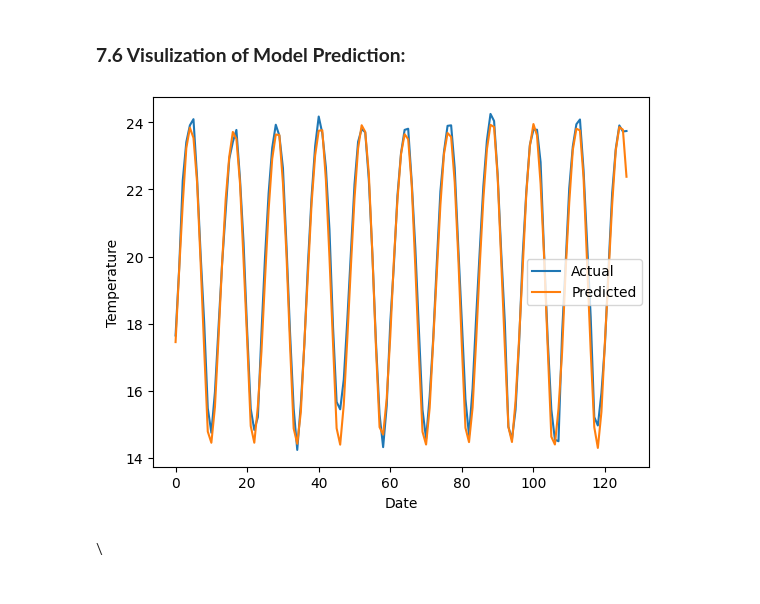
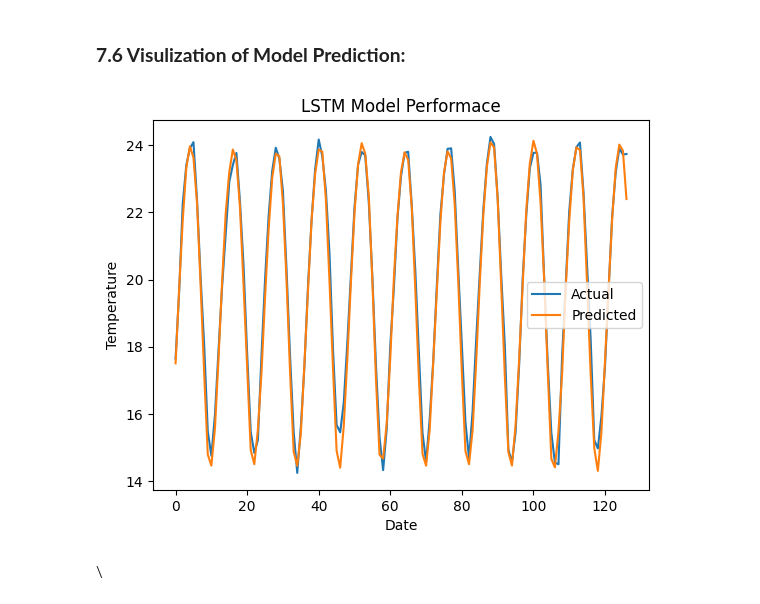
Before and after one commit to HassanZeb01/land_temperature_by_country, a Jupyter notebook: climate_temperature.ipynb, the cells around one changed output. Saved outputs shown, nothing was run; the diff lists cells and outputs as text; code cells hidden in the pictures.

```diff
--- a/climate_temperature.ipynb
+++ b/climate_temperature.ipynb
@@ -764,13 +764,13 @@ Root Mean Square Error: 0.4312
 # %%
 plt.plot(y_test_actual, label='Actual')
 plt.plot(y_pred_actual, label='Predicted')
-plt.title('')
+plt.title('LSTM Model Performace')
 plt.xlabel('Date')
 plt.ylabel('Temperature')
 plt.legend()
 plt.show()
 # %% [output]
-[figure, old version]
+[figure, new version]
 # %% [markdown]
 \
 # %% [markdown]
```
Also changed, not shown: parts of 25 cells of this notebook.
